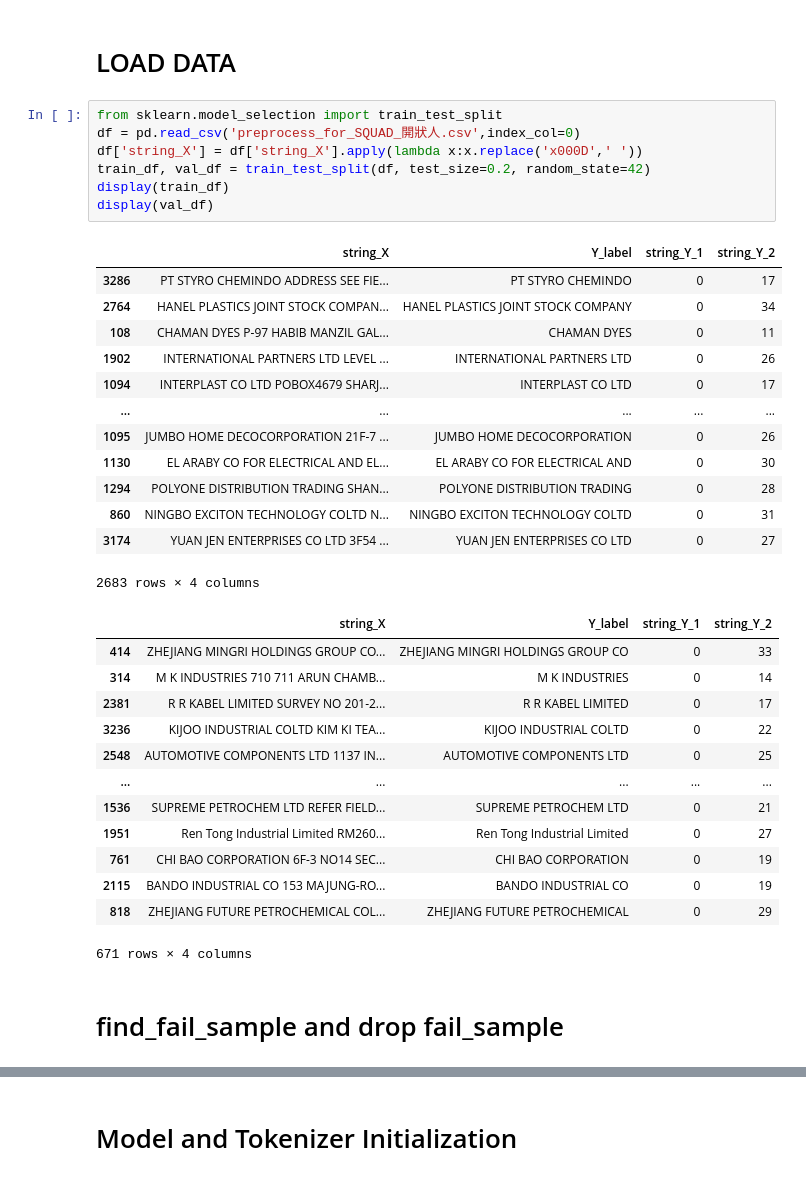
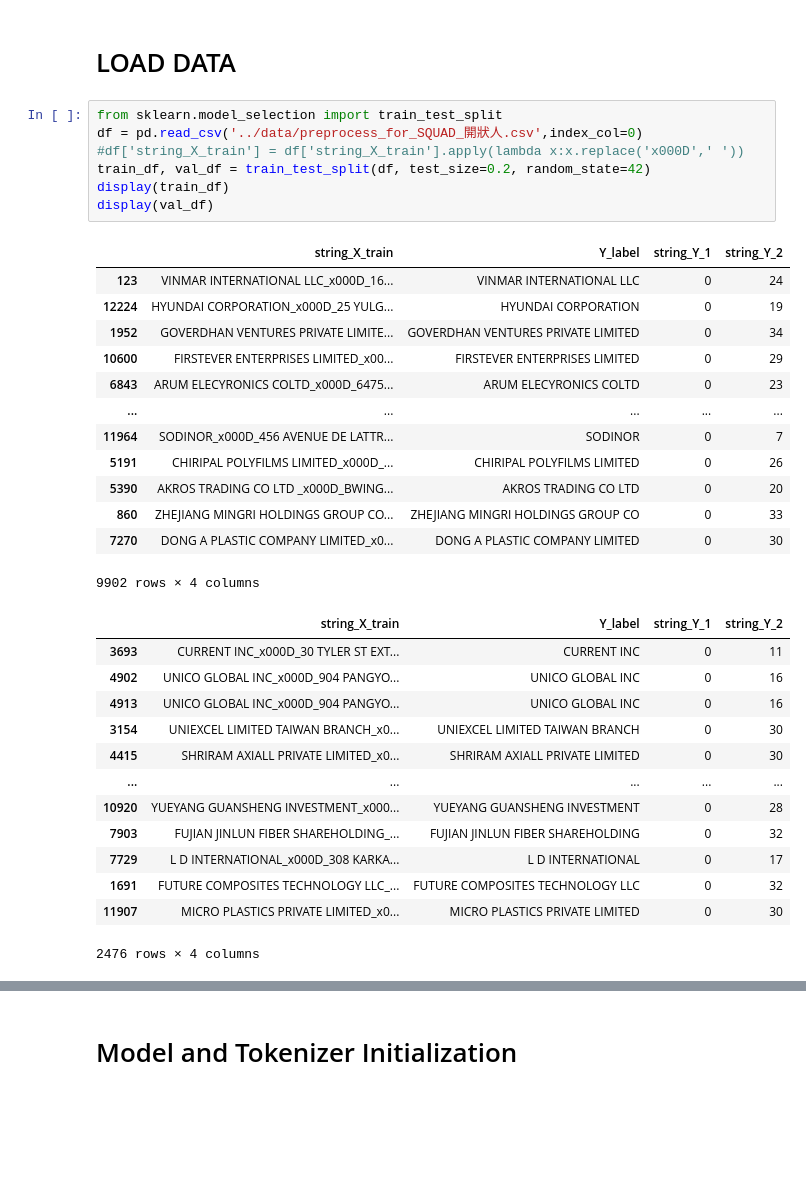
Before and after one commit to skywalker0803r/Letter-of-Credit-Intelligent-Auxiliary-Semantic-Analysis-System, a Jupyter notebook: notebook/開狀人bert訓練.ipynb, the cells around one changed output, grey strips where cells are left out. Drawn from its saved outputs; the diff is of its cells as text; blank space fills up the shorter version.

```diff
--- a/notebook/開狀人bert訓練.ipynb
+++ b/notebook/開狀人bert訓練.ipynb
@@ -173,37 +57,35 @@ class MADGRAD(Optimizer):
 # LOAD DATA
 # %%
 from sklearn.model_selection import train_test_split
-df = pd.read_csv('preprocess_for_SQUAD_開狀人.csv',index_col=0)
-df['string_X'] = df['string_X'].apply(lambda x:x.replace('x000D',' '))
+df = pd.read_csv('../data/preprocess_for_SQUAD_開狀人.csv',index_col=0)
+#df['string_X_train'] = df['string_X_train'].apply(lambda x:x.replace('x000D',' '))
 train_df, val_df = train_test_split(df, test_size=0.2, random_state=42)
 display(train_df)
 display(val_df)
 # %% [output]
-|  | string_X | Y_label | string_Y_1 | string_Y_2 |
-| 3286 | PT STYRO CHEMINDO ADDRESS SEE FIE... | PT STYRO CHEMINDO | 0 | 17 |
-| 2764 | HANEL PLASTICS JOINT STOCK COMPAN... | HANEL PLASTICS JOINT STOCK COMPANY | 0 | 34 |
-| 108 | CHAMAN DYES P-97 HABIB MANZIL GAL... | CHAMAN DYES | 0 | 11 |
-| 1902 | INTERNATIONAL PARTNERS LTD LEVEL ... | INTERNATIONAL PARTNERS LTD | 0 | 26 |
-| 1094 | INTERPLAST CO LTD POBOX4679 SHARJ... | INTERPLAST CO LTD | 0 | 17 |
+|  | string_X_train | Y_label | string_Y_1 | string_Y_2 |
+| 123 | VINMAR INTERNATIONAL LLC_x000D_16... | VINMAR INTERNATIONAL LLC | 0 | 24 |
+| 12224 | HYUNDAI CORPORATION_x000D_25 YULG... | HYUNDAI CORPORATION | 0 | 19 |
+| 1952 | GOVERDHAN VENTURES PRIVATE LIMITE... | GOVERDHAN VENTURES PRIVATE LIMITED | 0 | 34 |
+| 10600 | FIRSTEVER ENTERPRISES LIMITED_x00... | FIRSTEVER ENTERPRISES LIMITED | 0 | 29 |
+| 6843 | ARUM ELECYRONICS COLTD_x000D_6475... | ARUM ELECYRONICS COLTD | 0 | 23 |
 | ... | ... | ... | ... | ... |
-| 1095 | JUMBO HOME DECOCORPORATION 21F-7 ... | JUMBO HOME DECOCORPORATION | 0 | 26 |
-| 1130 | EL ARABY CO FOR ELECTRICAL AND EL... | EL ARABY CO FOR ELECTRICAL AND | 0 | 30 |
-| 1294 | POLYONE DISTRIBUTION TRADING SHAN... | POLYONE DISTRIBUTION TRADING | 0 | 28 |
-| 860 | NINGBO EXCITON TECHNOLOGY COLTD N... | NINGBO EXCITON TECHNOLOGY COLTD | 0 | 31 |
-| 3174 | YUAN JEN ENTERPRISES CO LTD 3F54 ... | YUAN JEN ENTERPRISES CO LTD | 0 | 27 |
+| 11964 | SODINOR_x000D_456 AVENUE DE LATTR... | SODINOR | 0 | 7 |
+| 5191 | CHIRIPAL POLYFILMS LIMITED_x000D_... | CHIRIPAL POLYFILMS LIMITED | 0 | 26 |
+| 5390 | AKROS TRADING CO LTD _x000D_BWING... | AKROS TRADING CO LTD | 0 | 20 |
+| 860 | ZHEJIANG MINGRI HOLDINGS GROUP CO... | ZHEJIANG MINGRI HOLDINGS GROUP CO | 0 | 33 |
+| 7270 | DONG A PLASTIC COMPANY LIMITED_x0... | DONG A PLASTIC COMPANY LIMITED | 0 | 30 |
-2683 rows × 4 columns
+9902 rows × 4 columns
-|  | string_X | Y_label | string_Y_1 | string_Y_2 |
-| 414 | ZHEJIANG MINGRI HOLDINGS GROUP CO... | ZHEJIANG MINGRI HOLDINGS GROUP CO | 0 | 33 |
-| 314 | M K INDUSTRIES 710 711 ARUN CHAMB... | M K INDUSTRIES | 0 | 14 |
-| 2381 | R R KABEL LIMITED SURVEY NO 201-2... | R R KABEL LIMITED | 0 | 17 |
-| 3236 | KIJOO INDUSTRIAL COLTD KIM KI TEA... | KIJOO INDUSTRIAL COLTD | 0 | 22 |
-| 2548 | AUTOMOTIVE COMPONENTS LTD 1137 IN... | AUTOMOTIVE COMPONENTS LTD | 0 | 25 |
+|  | string_X_train | Y_label | string_Y_1 | string_Y_2 |
+| 3693 | CURRENT INC_x000D_30 TYLER ST EXT... | CURRENT INC | 0 | 11 |
+| 4902 | UNICO GLOBAL INC_x000D_904 PANGYO... | UNICO GLOBAL INC | 0 | 16 |
+| 4913 | UNICO GLOBAL INC_x000D_904 PANGYO... | UNICO GLOBAL INC | 0 | 16 |
+| 3154 | UNIEXCEL LIMITED TAIWAN BRANCH_x0... | UNIEXCEL LIMITED TAIWAN BRANCH | 0 | 30 |
+| 4415 | SHRIRAM AXIALL PRIVATE LIMITED_x0... | SHRIRAM AXIALL PRIVATE LIMITED | 0 | 30 |
 | ... | ... | ... | ... | ... |
-| 1536 | SUPREME PETROCHEM LTD REFER FIELD... | SUPREME PETROCHEM LTD | 0 | 21 |
-| 1951 | Ren Tong Industrial Limited RM260... | Ren Tong Industrial Limited | 0 | 27 |
-| 761 | CHI BAO CORPORATION 6F-3 NO14 SEC... | CHI BAO CORPORATION | 0 | 19 |
-| 2115 | BANDO INDUSTRIAL CO 153 MAJUNG-RO... | BANDO INDUSTRIAL CO | 0 | 19 |
-| 818 | ZHEJIANG FUTURE PETROCHEMICAL COL... | ZHEJIANG FUTURE PETROCHEMICAL | 0 | 29 |
+| 10920 | YUEYANG GUANSHENG INVESTMENT_x000... | YUEYANG GUANSHENG INVESTMENT | 0 | 28 |
+| 7903 | FUJIAN JINLUN FIBER SHAREHOLDING_... | FUJIAN JINLUN FIBER SHAREHOLDING | 0 | 32 |
+| 7729 | L D INTERNATIONAL_x000D_308 KARKA... | L D INTERNATIONAL | 0 | 17 |
+| 1691 | FUTURE COMPOSITES TECHNOLOGY LLC_... | FUTURE COMPOSITES TECHNOLOGY LLC | 0 | 32 |
+| 11907 | MICRO PLASTICS PRIVATE LIMITED_x0... | MICRO PLASTICS PRIVATE LIMITED | 0 | 30 |
-671 rows × 4 columns
+2476 rows × 4 columns
-# %% [markdown]
-# find_fail_sample and drop fail_sample
```
Also changed, not shown: parts of 40 cells of this notebook.
